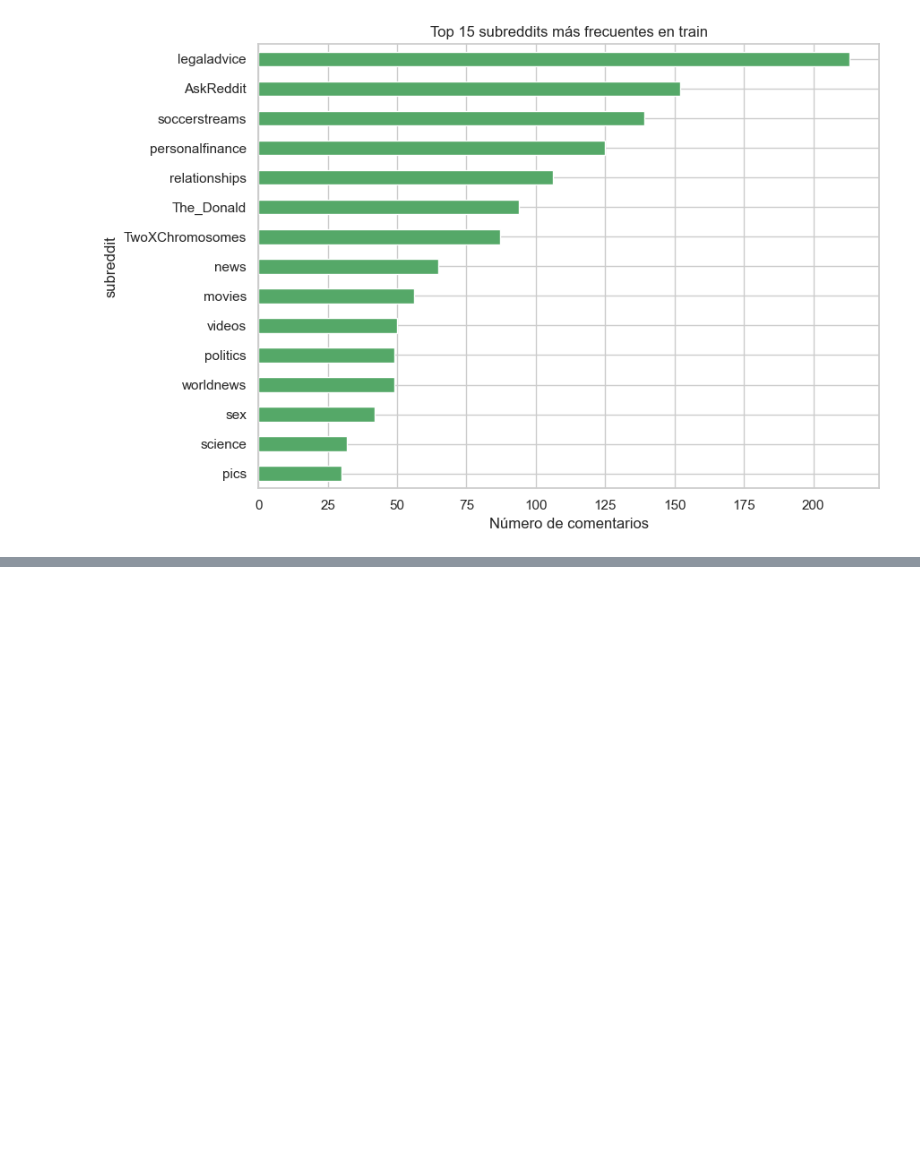
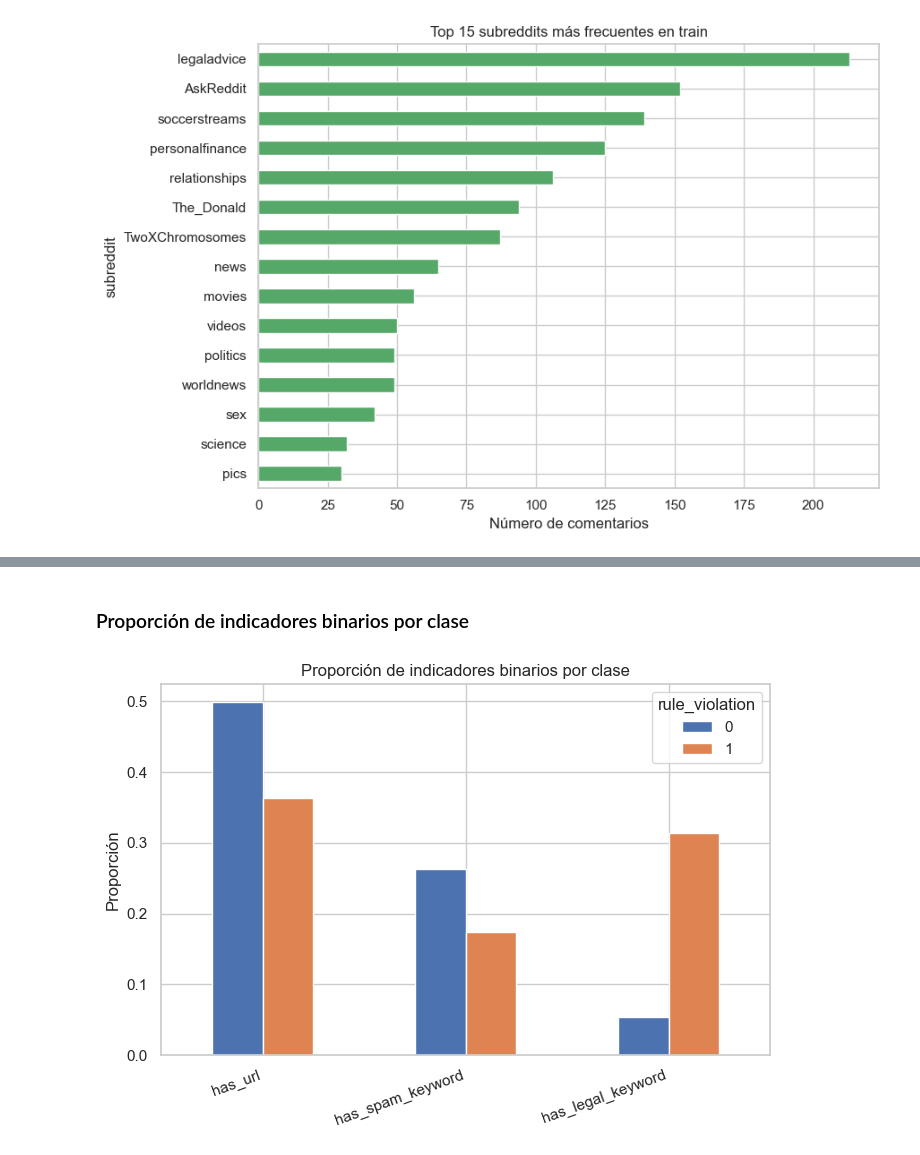
Before and after one commit to belennmm/DataS_Proyecto2, a Jupyter notebook: Proyecto2Analisis.ipynb, the cells around one changed output, grey strips where cells are left out. Cells and saved outputs as stored; diff of their text form; code cells hidden in the pictures; blank space fills up the shorter version.

```diff
--- a/Proyecto2Analisis.ipynb
+++ b/Proyecto2Analisis.ipynb
@@ -617,0 +660,16 @@ plt.show()
+# %% [markdown]
+### Proporción de indicadores binarios por clase
+# %%
+plt.figure(figsize=(7, 5))
+flags = ["has_url", "has_spam_keyword", "has_legal_keyword"]
+flag_means = train.groupby(TARGET)[flags].mean().T
+flag_means.plot(kind="bar", ax=plt.gca())
+plt.title("Proporción de indicadores binarios por clase")
+plt.ylabel("Proporción")
+plt.xticks(rotation=20, ha="right")
+plt.legend(title="rule_violation")
+plt.tight_layout()
+savefig("08_indicadores_binarios_por_clase.png")
+plt.show()
+# %% [output]
+[figure, added]
```
Also changed, not shown: parts of 14 cells of this notebook, 9 other files.
